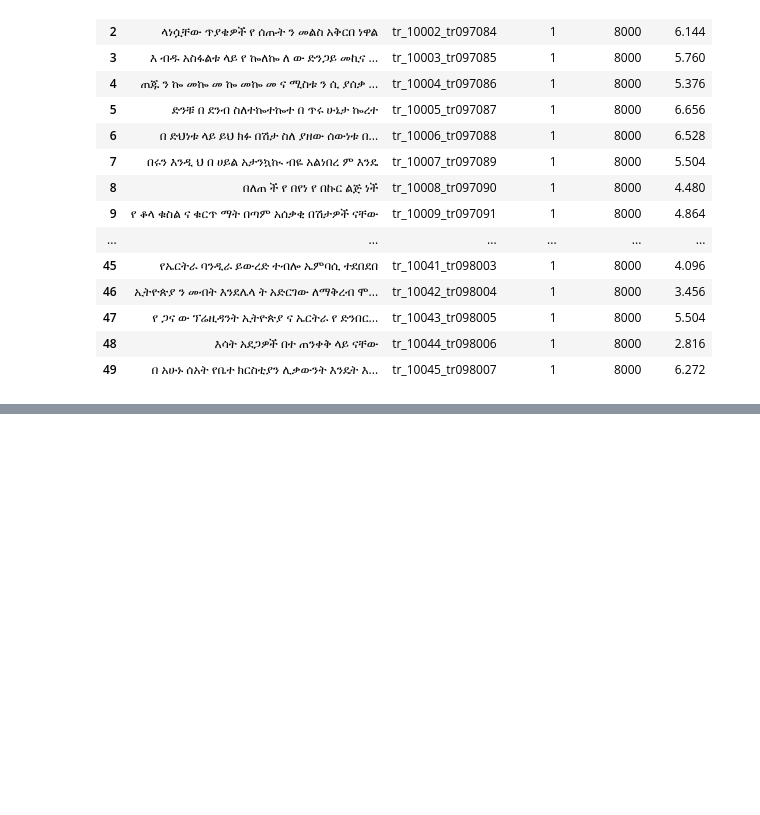
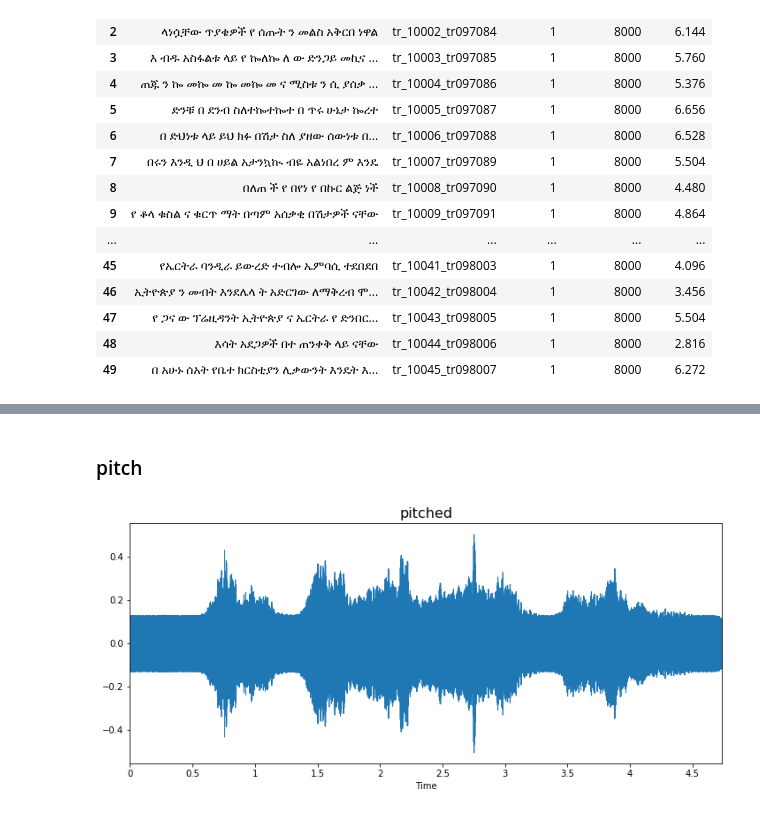
Before and after one commit to Amharic-STT/STT-engine, a Jupyter notebook: notebooks/AS2T.ipynb, the cells around one changed output, grey strips where cells are left out. Saved outputs shown, nothing was run; the diff lists cells and outputs as text; code cells hidden in the pictures; blank space fills up the shorter version.

```diff
--- a/notebooks/AS2T.ipynb
+++ b/notebooks/AS2T.ipynb
@@ -217,0 +271,12 @@ ipd.Audio(sample_audio[0], rate=rate)
+# %% [markdown]
+### pitch
+# %%
+pitch_shift = change_picth(sample_audio, rate, 10)
+
+plt.figure(figsize=(12, 5))
+plt.title("pitched", fontsize=16)
+librosa.display.waveplot(pitch_shift, sr=rate)
+plt.show()
+display(ipd.Audio(pitch_shift, rate=rate))
+# %% [output]
+[figure, added]
```
Also changed, not shown: parts of 12 cells of this notebook, 1 other file.
